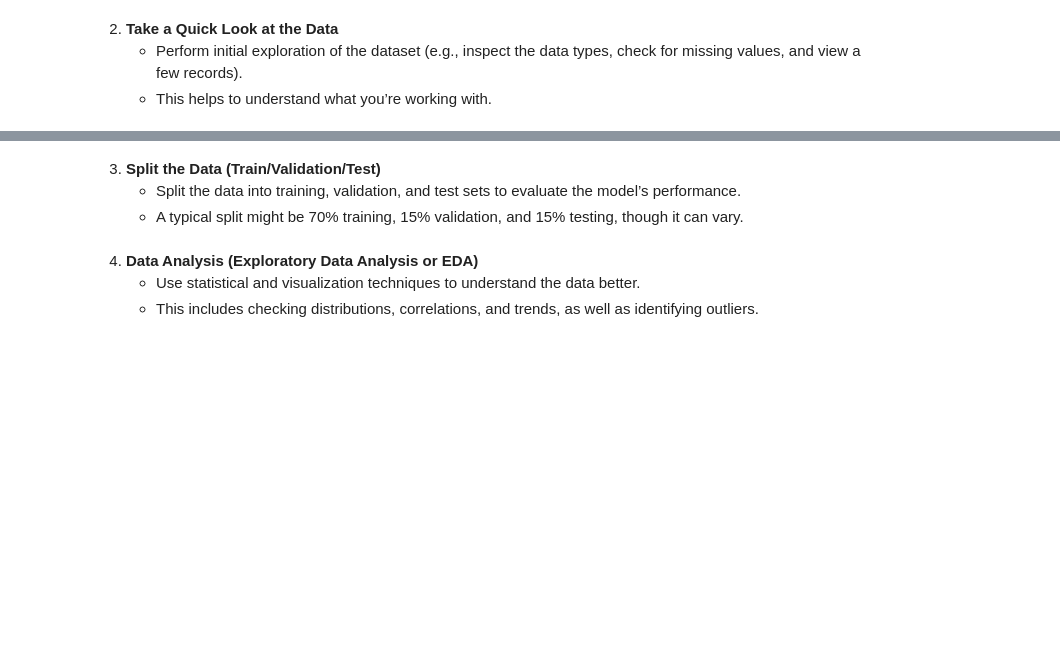
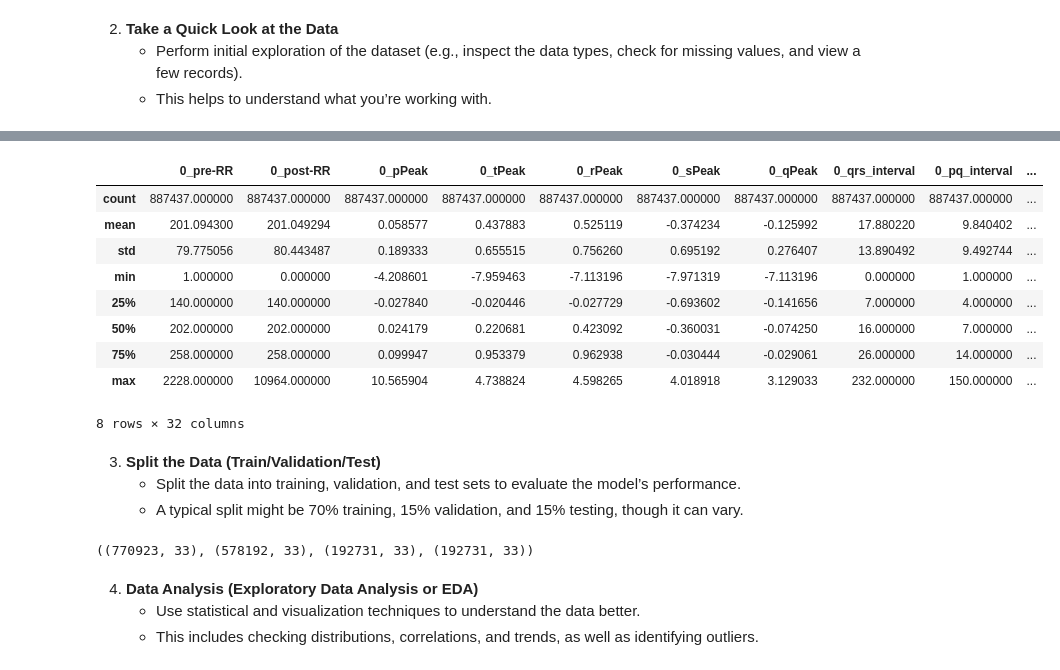
Before and after one commit to Tobai24/ECG-Arrhythmia-Classifier, a Jupyter notebook: notebooks/analysis.ipynb, the cells around one changed output, grey strips where cells are left out. Saved outputs shown, nothing was run; the diff lists cells and outputs as text; code cells hidden in the pictures; blank space fills up the shorter version.

```diff
--- a/notebooks/analysis.ipynb
+++ b/notebooks/analysis.ipynb
@@ -36,3 +77,16 @@ import numpy as np
+# %%
+df.describe()
+# %% [output]
+|  | 0_pre-RR | 0_post-RR | 0_pPeak | 0_tPeak | 0_rPeak | 0_sPeak | 0_qPeak | 0_qrs_interval | 0_pq_interval | ... |
+| count | 887437.000000 | 887437.000000 | 887437.000000 | 887437.000000 | 887437.000000 | 887437.000000 | 887437.000000 | 887437.000000 | 887437.000000 | ... |
+| mean | 201.094300 | 201.049294 | 0.058577 | 0.437883 | 0.525119 | -0.374234 | -0.125992 | 17.880220 | 9.840402 | ... |
+| std | 79.775056 | 80.443487 | 0.189333 | 0.655515 | 0.756260 | 0.695192 | 0.276407 | 13.890492 | 9.492744 | ... |
+| min | 1.000000 | 0.000000 | -4.208601 | -7.959463 | -7.113196 | -7.971319 | -7.113196 | 0.000000 | 1.000000 | ... |
+| 25% | 140.000000 | 140.000000 | -0.027840 | -0.020446 | -0.027729 | -0.693602 | -0.141656 | 7.000000 | 4.000000 | ... |
+| 50% | 202.000000 | 202.000000 | 0.024179 | 0.220681 | 0.423092 | -0.360031 | -0.074250 | 16.000000 | 7.000000 | ... |
+| 75% | 258.000000 | 258.000000 | 0.099947 | 0.953379 | 0.962938 | -0.030444 | -0.029061 | 26.000000 | 14.000000 | ... |
+| max | 2228.000000 | 10964.000000 | 10.565904 | 4.738824 | 4.598265 | 4.018918 | 3.129033 | 232.000000 | 150.000000 | ... |
+8 rows × 32 columns
 # %% [markdown]
 3. **Split the Data (Train/Validation/Test)**
    - Split the data into training, validation, and test sets to evaluate the model’s performance.
@@ -40,3 +100,7 @@ import numpy as np
+# %%
+X_full_train.shape, X_train.shape, X_val.shape, X_test.shape
+# %% [output]
+((770923, 33), (578192, 33), (192731, 33), (192731, 33))
 # %% [markdown]
 4. **Data Analysis (Exploratory Data Analysis or EDA)**
    - Use statistical and visualization techniques to understand the data better.
```
Also changed, not shown: parts of 13 cells of this notebook, 4 other files.
